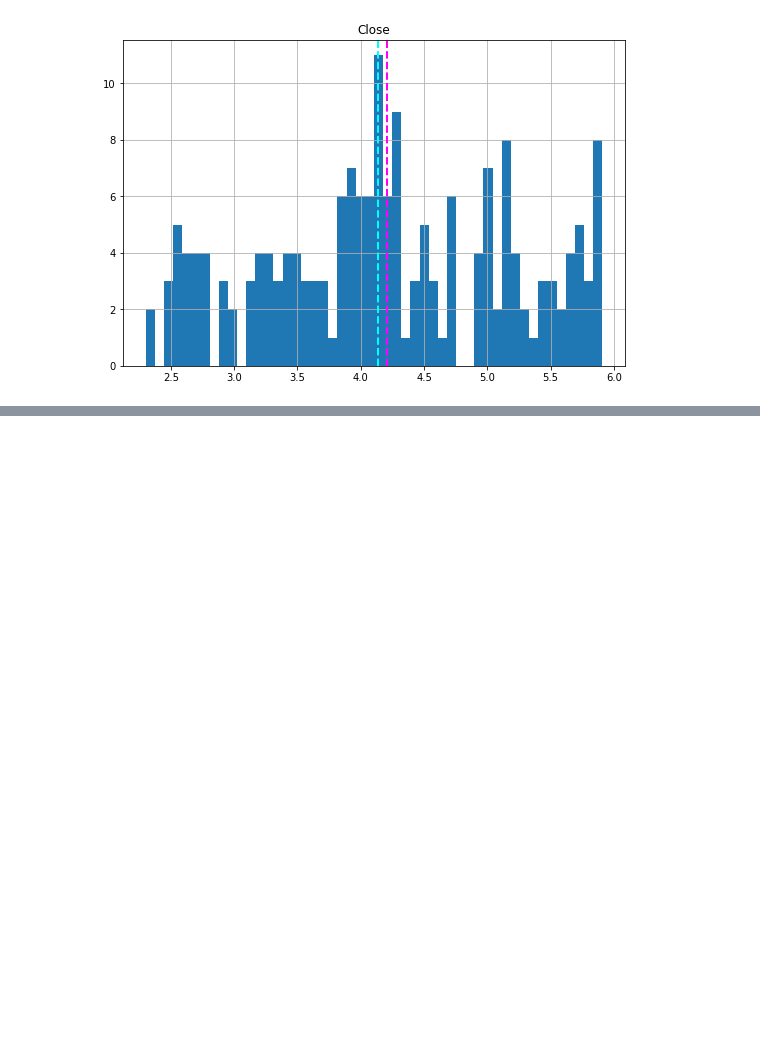
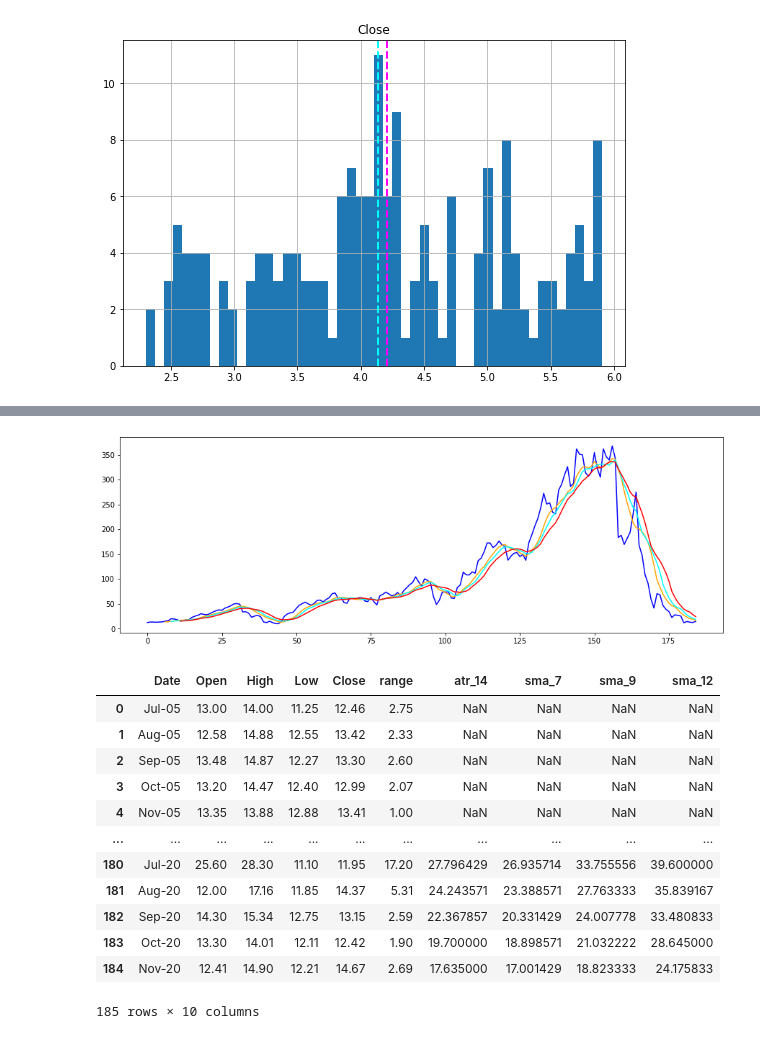
Before and after one commit to shubhro-jyoti/Yes-bank-stock-closing-price-prediction., a Jupyter notebook: Yes_bank_stock_closing_price_prediction.ipynb, the cells around one changed output, grey strips where cells are left out. Saved outputs shown, nothing was run; the diff lists cells and outputs as text; code cells hidden in the pictures; blank space fills up the shorter version.

```diff
--- a/Yes_bank_stock_closing_price_prediction.ipynb
+++ b/Yes_bank_stock_closing_price_prediction.ipynb
@@ -205,0 +174,13 @@ plt.show()
+# %%
+#defining ATR period
+atr_period = 14
+
+#calculating the range of each candle
+df['range'] = df['High'] - df['Low']
+
+#calculating the average value of the ranges
+df['atr_14'] = df['range'].rolling(atr_period).mean()
+
+#plotting the ATR indicator
+fig_atr = px.line(df,y='atr_14',title= 'ATR Indicator')
+display(fig_atr)
@@ -205,0 +189,29 @@ plt.show()
+# %%
+#making columns of different possible moving averages
+df['sma_7'] = df['Close'].rolling(7).mean()
+df['sma_9'] = df['Close'].rolling(9).mean()
+df['sma_12'] = df['Close'].rolling(12).mean()
+
+#Visualizing with different moving averages
+plt.figure(figsize=(15,5))
+plt.plot(df['Close'],color='blue')
+plt.plot(df['sma_7'],color='orange')
+plt.plot(df['sma_9'],color='cyan')
+plt.plot(df['sma_12'],color='red')
+plt.show()
+display(df)
+# %% [output]
+[figure, added]
+|  | Date | Open | High | Low | Close | range | atr_14 | sma_7 | sma_9 | sma_12 |
+| 0 | Jul-05 | 13.00 | 14.00 | 11.25 | 12.46 | 2.75 | NaN | NaN | NaN | NaN |
+| 1 | Aug-05 | 12.58 | 14.88 | 12.55 | 13.42 | 2.33 | NaN | NaN | NaN | NaN |
+| 2 | Sep-05 | 13.48 | 14.87 | 12.27 | 13.30 | 2.60 | NaN | NaN | NaN | NaN |
+| 3 | Oct-05 | 13.20 | 14.47 | 12.40 | 12.99 | 2.07 | NaN | NaN | NaN | NaN |
+| 4 | Nov-05 | 13.35 | 13.88 | 12.88 | 13.41 | 1.00 | NaN | NaN | NaN | NaN |
+| ... | ... | ... | ... | ... | ... | ... | ... | ... | ... | ... |
+| 180 | Jul-20 | 25.60 | 28.30 | 11.10 | 11.95 | 17.20 | 27.796429 | 26.935714 | 33.755556 | 39.600000 |
+| 181 | Aug-20 | 12.00 | 17.16 | 11.85 | 14.37 | 5.31 | 24.243571 | 23.388571 | 27.763333 | 35.839167 |
+| 182 | Sep-20 | 14.30 | 15.34 | 12.75 | 13.15 | 2.59 | 22.367857 | 20.331429 | 24.007778 | 33.480833 |
+| 183 | Oct-20 | 13.30 | 14.01 | 12.11 | 12.42 | 1.90 | 19.700000 | 18.898571 | 21.032222 | 28.645000 |
+| 184 | Nov-20 | 12.41 | 14.90 | 12.21 | 14.67 | 2.69 | 17.635000 | 17.001429 | 18.823333 | 24.175833 |
+185 rows × 10 columns
```
Also changed, not shown: parts of 8 cells of this notebook.
